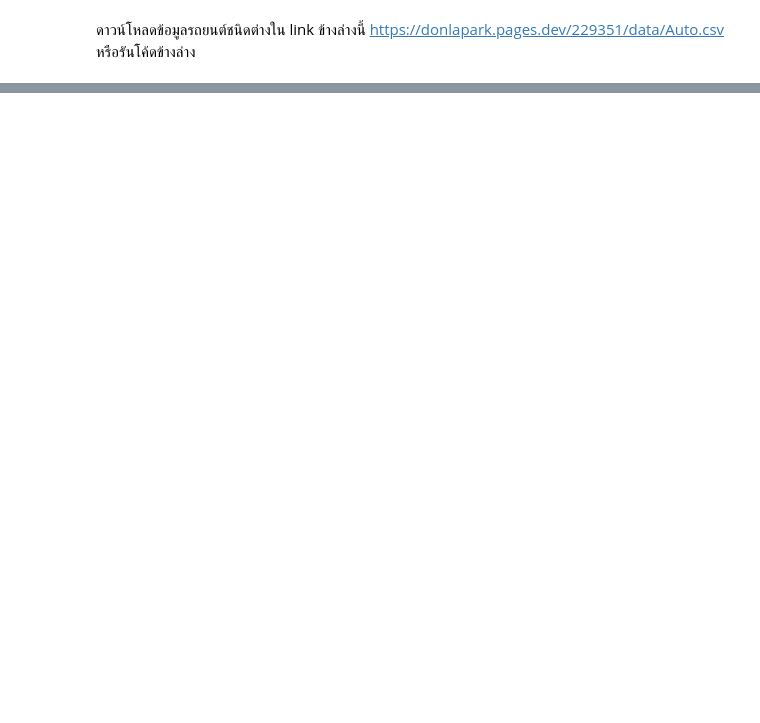
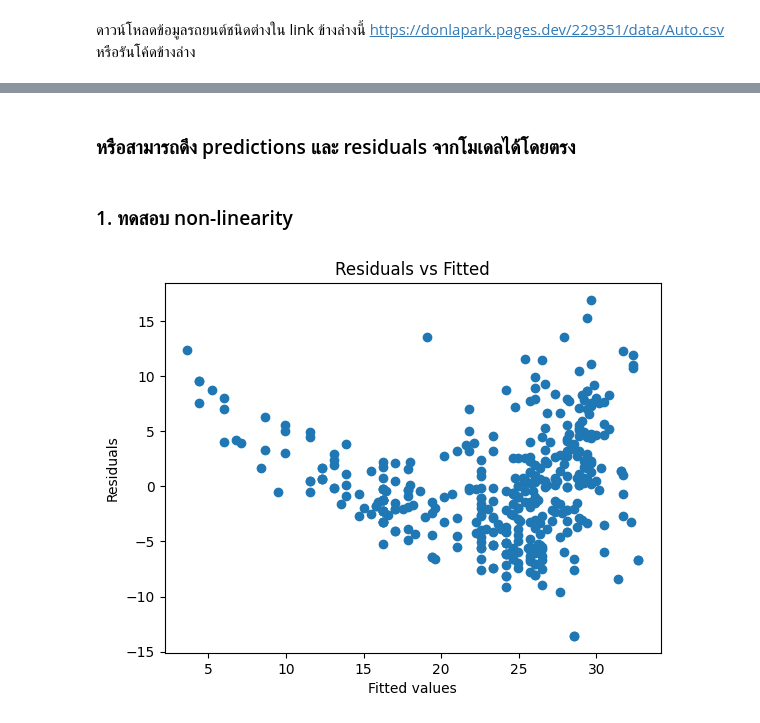
Before and after one commit to SarunDz-12/229351-StatisticalLearning-or-Statistical-Learning-Labs., a Jupyter notebook: 229351-LAB06.ipynb, the cells around one changed output, grey strips where cells are left out. Drawn from its saved outputs; the diff is of its cells as text; code cells hidden in the pictures; blank space fills up the shorter version.

```diff
--- a/229351-LAB06.ipynb
+++ b/229351-LAB06.ipynb
@@ -378,0 +36,10 @@ y= −14.5353−0.3299× cylinders+0.0077× displacement−0.0004× horsepower
+# %%
+# อ่านไฟล์ csv ก่อนเพื่อหา missing values
+auto = pd.read_csv('Auto.csv', na_values=["?"])
+
+# ลบแถวที่มี missing values
+auto = auto.dropna()
+
+auto = auto.drop(['name', 'origin'],axis=1)
+
+auto.head()
@@ -378,0 +55,4 @@ y= −14.5353−0.3299× cylinders+0.0077× displacement−0.0004× horsepower
+# %%
+# simple linear regression on Auto dataset
+auto_lr = smf.ols('mpg ~ horsepower ', data=auto).fit()
+print(auto_lr.summary())
@@ -378,0 +79,8 @@ y= −14.5353−0.3299× cylinders+0.0077× displacement−0.0004× horsepower
+# %%
+#Fitted values
+auto_fitted = auto_lr.predict(auto)
+
+#Residuals
+auto_res = auto['mpg']-auto_fitted
+
+print(auto_res)
@@ -378,0 +100,2 @@ y= −14.5353−0.3299× cylinders+0.0077× displacement−0.0004× horsepower
+# %% [markdown]
+### หรือสามารถดึง predictions และ residuals จากโมเดลได้โดยตรง
@@ -378,0 +108,9 @@ y= −14.5353−0.3299× cylinders+0.0077× displacement−0.0004× horsepower
+# %% [markdown]
+### 1. ทดสอบ non-linearity
+# %%
+plt.scatter(auto_fitted, auto_res)
+plt.title('Residuals vs Fitted')
+plt.xlabel('Fitted values')
+plt.ylabel('Residuals');
+# %% [output]
+[figure, added]
```
Also changed, not shown: parts of 85 cells of this notebook.
